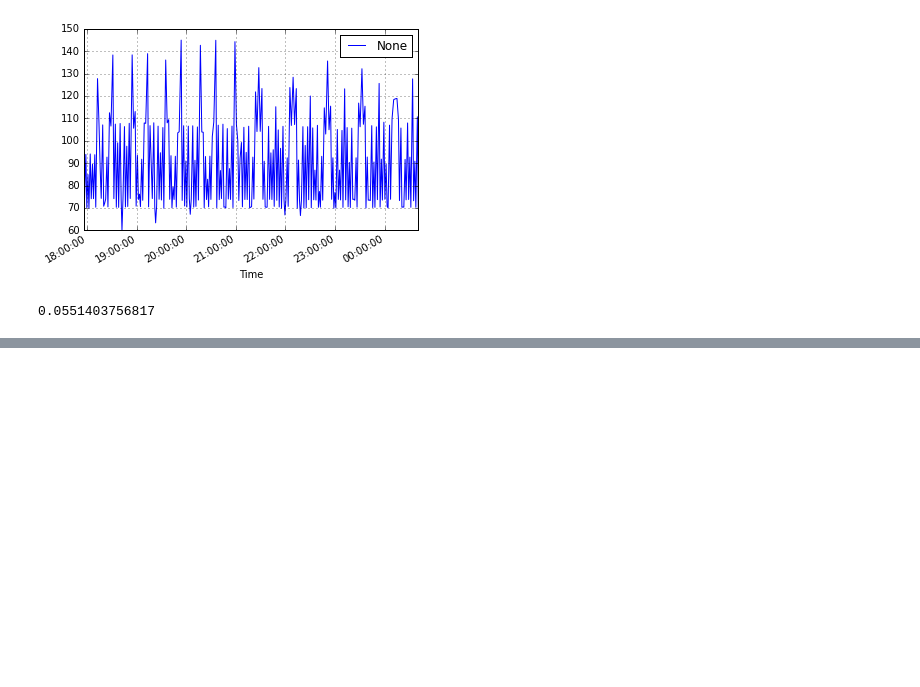
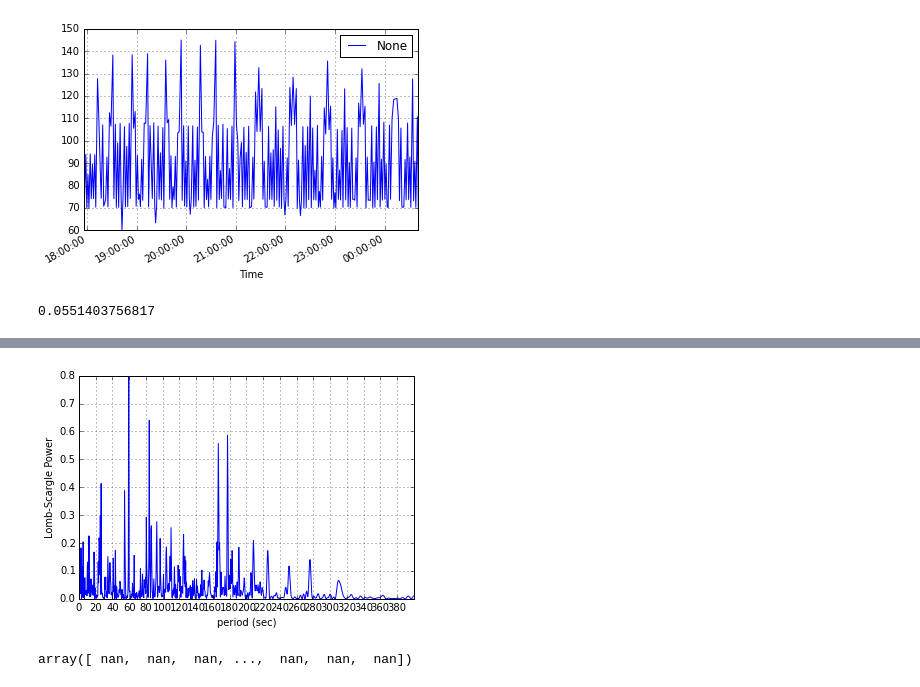
Before and after one commit to rbiswas4/BenchmarkInstanceCatalogs, a Jupyter notebook: examples/readConnectionFailures.ipynb, the cells around one changed output, grey strips where cells are left out. Drawn from its saved outputs; the diff is of its cells as text; code cells hidden in the pictures; blank space fills up the shorter version.

```diff
--- a/examples/readConnectionFailures.ipynb
+++ b/examples/readConnectionFailures.ipynb
@@ -90,0 +109,17 @@ array([[<matplotlib.axes._subplots.AxesSubplot object at 0x...>]], dtype=object)
+# %%
+# plot the results
+xt = np.arange(0., 400., 20.)
+fig, ax = plt.subplots()
+ax.plot(periods, power)
+ax.set(ylim=(0, 0.8), xlabel='period (sec)',
+       ylabel='Lomb-Scargle Power');
+ax.set_xticks(xt)
+ax.grid(True)
+# xtl = ax.get_xticklabels(visi)
+# ax.set_xticklabels(xtl, rotation=30)
+# %% [output]
+[figure, added]
+# %%
+power
+# %% [output]
+array([ nan,  nan,  nan, ...,  nan,  nan,  nan])
```
Also changed, not shown: parts of 9 cells of this notebook.
